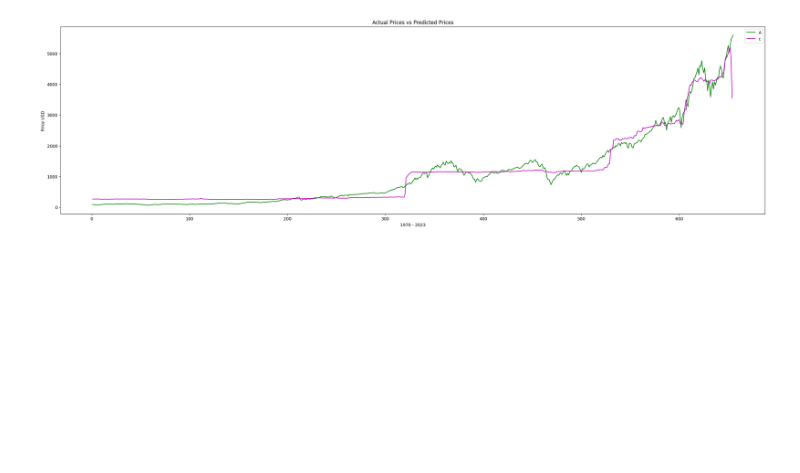
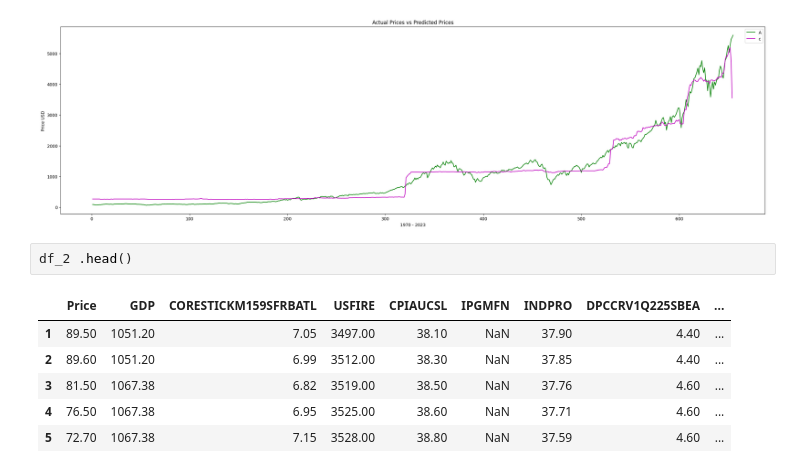
Before and after one commit to burakakay/SP-500-Price-Predictor-Project, a Jupyter notebook: S&P_500_Price_Prediction.ipynb, the cells around one changed output. Cells and saved outputs as stored; diff of their text form; blank space fills up the shorter version.

```diff
--- a/S&P_500_Price_Prediction.ipynb
+++ b/S&P_500_Price_Prediction.ipynb
@@ -397,3 +398,12 @@ plt.title("Actual Prices vs Predicted Prices")
 plt.show()
 # %% [output]
 [figure]
+# %%
+df_2 .head()
+# %% [output]
+|  | Price | GDP | CORESTICKM159SFRBATL | USFIRE | CPIAUCSL | IPGMFN | INDPRO | DPCCRV1Q225SBEA | ... |
+| 1 | 89.50 | 1051.20 | 7.05 | 3497.00 | 38.10 | NaN | 37.90 | 4.40 | ... |
+| 2 | 89.60 | 1051.20 | 6.99 | 3512.00 | 38.30 | NaN | 37.85 | 4.40 | ... |
+| 3 | 81.50 | 1067.38 | 6.82 | 3519.00 | 38.50 | NaN | 37.76 | 4.60 | ... |
+| 4 | 76.50 | 1067.38 | 6.95 | 3525.00 | 38.60 | NaN | 37.71 | 4.60 | ... |
+| 5 | 72.70 | 1067.38 | 7.15 | 3528.00 | 38.80 | NaN | 37.59 | 4.60 | ... |
```
Also changed, not shown: parts of 5 cells of this notebook.
